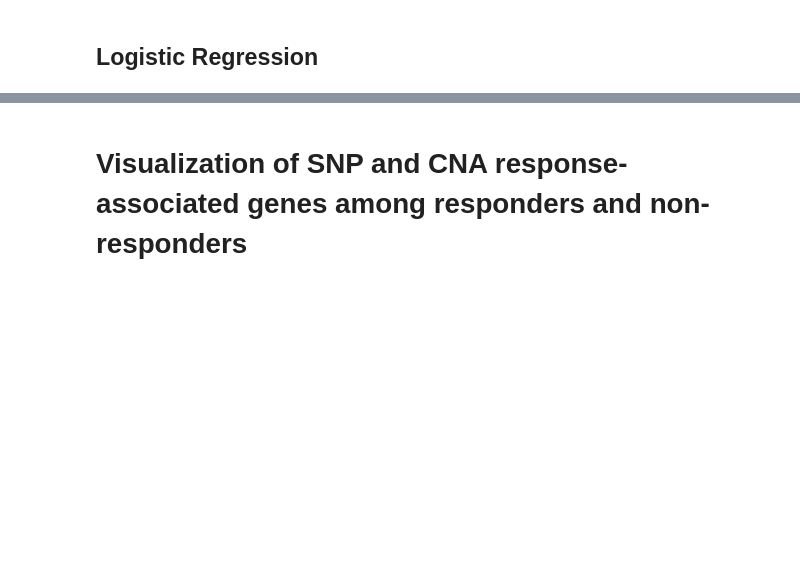
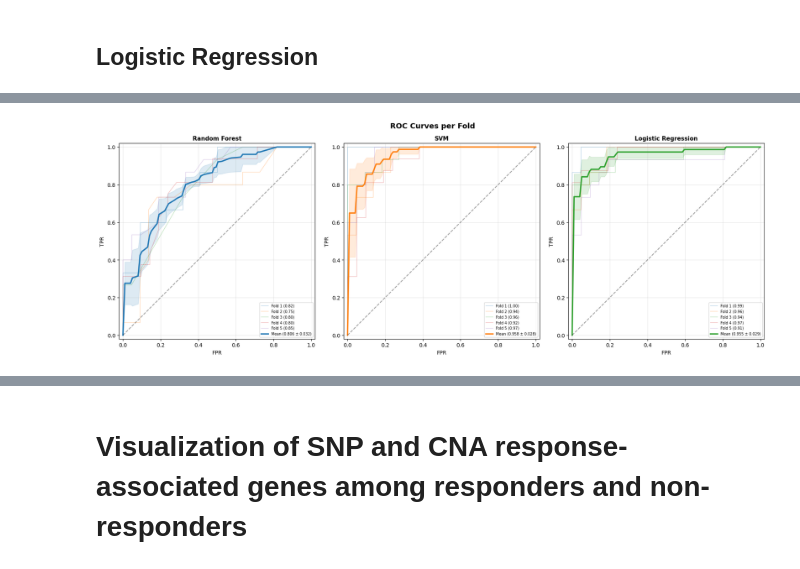
Before and after one commit to ComputationalBiologyLab/Integrative-Multi-omics-Pipeline-for-Analysis-of-Checkpoint-Blockade-Therapy, a Jupyter notebook: Code/MAIN_CODE.ipynb, the cells around one changed output, grey strips where cells are left out. Cells and saved outputs as stored; diff of their text form; code cells hidden in the pictures; blank space fills up the shorter version.

```diff
--- a/Code/MAIN_CODE.ipynb
+++ b/Code/MAIN_CODE.ipynb
@@ -1102,0 +1102,10 @@ Best Parameters: {'C': 10, 'class_weight': None, 'solver': 'liblinear'}
+# %%
+def logistic_regression_classifier(X, y, n_splits=5, scale=True):
+    clf = LogisticRegression(max_iter=5000, random_state=42)
+    param_grid = {
+        'C': [0.0001, 0.001, 0.01, 0.1, 1, 10, 50, 100],
+        'solver': ['newton-cg', 'liblinear', 'lbfgs', 'saga'],
+        'penalty': ['l1', 'l2'],
+        'class_weight': [None, 'balanced'],
+    }
+    return nested_cv_evaluate(clf, param_grid, X, y, n_splits=n_splits, scale=scale)
@@ -1102,0 +1114,9 @@ Best Parameters: {'C': 10, 'class_weight': None, 'solver': 'liblinear'}
+# %%
+df = pd.read_csv('Data/final_dataset.csv')
+
+X_full = df.drop(columns=['Sample Identifier', 'ICB Response'])
+y = df['ICB Response']
+
+print(f"Patients: {len(y)}")
+print(f"Full: {X_full.shape[1]} features")
+print(f"Class distribution: {dict(y.value_counts())}")
@@ -1102,0 +1201,46 @@ Best Parameters: {'C': 10, 'class_weight': None, 'solver': 'liblinear'}
+# %%
+clf_colors = {'Random Forest': '#1f77b4', 'SVM': '#ff7f0e', 'Logistic Regression': '#2ca02c'}
+clf_names = list(clf_funcs.keys())
+
+fig, axes = plt.subplots(1, len(clf_names), figsize=(18, 6))
+
+for col, clf_name in enumerate(clf_names):
+    ax = axes[col]
+    r = results[(clf_name)]
+    mean_fpr = np.linspace(0, 1, 100)
+    tprs = []
+
+    for fold_idx, (fpr, tpr) in enumerate(r['fold_roc_curves']):
+        auc_i = r['fold_metrics'][fold_idx]['AUC-ROC']
+        ax.plot(fpr, tpr, alpha=0.3, linewidth=1,
+                label=f"Fold {fold_idx+1} ({auc_i:.2f})")
+        tprs.append(np.interp(mean_fpr, fpr, tpr))
+        tprs[-1][0] = 0.0
+
+    mean_tpr = np.mean(tprs, axis=0)
+    mean_tpr[-1] = 1.0
+    mean_auc = r['summary_mean']['AUC-ROC']
+    std_auc = np.std([f['AUC-ROC'] for f in r['fold_metrics']])
+    ax.plot(mean_fpr, mean_tpr, color=clf_colors[clf_name], linewidth=2.5,
+            label=f"Mean ({mean_auc:.3f} \u00b1 {std_auc:.3f})")
+
+    std_tpr = np.std(tprs, axis=0)
+    ax.fill_between(mean_fpr, np.clip(mean_tpr - std_tpr, 0, 1),
+                     np.clip(mean_tpr + std_tpr, 0, 1),
+                     alpha=0.15, color=clf_colors[clf_name])
+
+    ax.plot([0, 1], [0, 1], 'k--', alpha=0.4)
+    ax.set_xlim([-0.02, 1.02]); ax.set_ylim([-0.02, 1.02])
+    ax.set_aspect('equal')
+    ax.set_xlabel('FPR')
+    ax.set_ylabel('TPR')
+    ax.set_title(f'{clf_name}', fontsize=11, fontweight='bold')
+    ax.legend(fontsize=7, loc='lower right')
+    ax.grid(True, alpha=0.3)
+
+plt.suptitle('ROC Curves per Fold', fontsize=14, fontweight='bold', y=1.01)
+plt.tight_layout()
+plt.savefig('figures/normalized/roc_curves_per_fold.png', dpi=150, bbox_inches='tight')
+plt.show()
+# %% [output]
+[figure, added]
```
Also changed, not shown: parts of 19 cells of this notebook, 3 other files.
